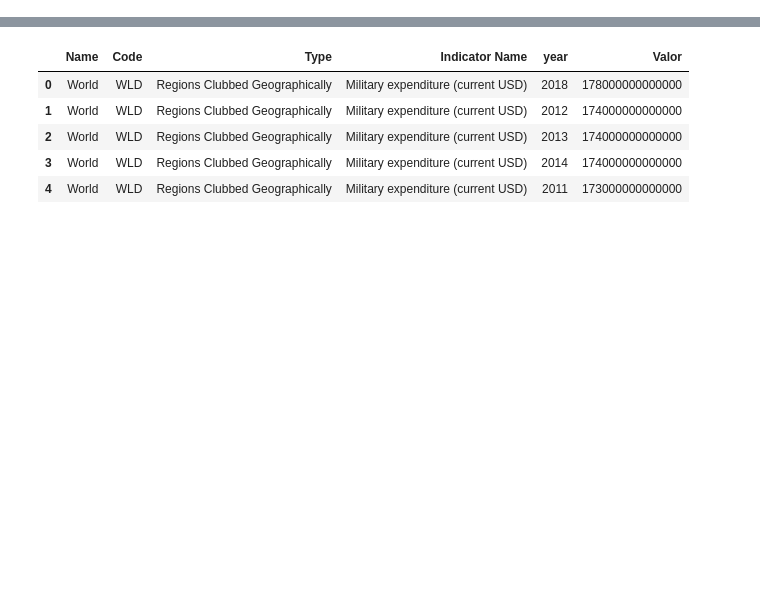
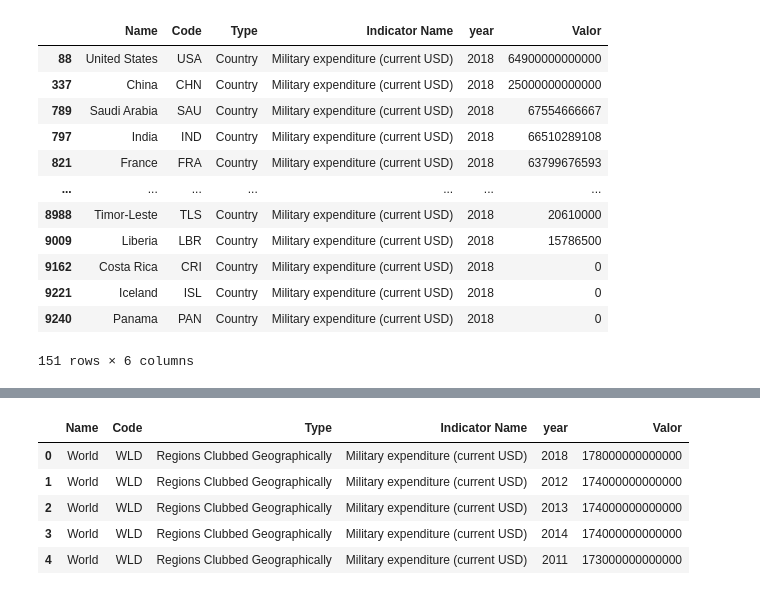
Before and after one commit to DennisRPaiva/ProjetoDatasets, a Jupyter notebook: notebook.ipynb, the cells around one changed output, grey strips where cells are left out. Cells and saved outputs as stored; diff of their text form; code cells hidden in the pictures; blank space fills up the shorter version.

```diff
--- a/notebook.ipynb
+++ b/notebook.ipynb
@@ -7,5 +10,5 @@ import basedosdados as bd
 # !pip install matplotlib
 # !pip install pandas
 # %%
-militaryDf = pd.read_csv("militaryexpenditure.csv", sep = ";")
+militaryDf = pd.read_csv("military_expenditure/militaryexpenditure.csv", sep = ";")
 # %%
@@ -12,0 +16,16 @@ nuclearExplosionDf = pd.read_csv("nuclear_explosion/nuclear_explosions.csv")
+# %%
+militaryDf[(militaryDf["Type"] == "Country") & (militaryDf["year"] == 2018)]
+# %% [output]
+|  | Name | Code | Type | Indicator Name | year | Valor |
+| 88 | United States | USA | Country | Military expenditure (current USD) | 2018 | 64900000000000 |
+| 337 | China | CHN | Country | Military expenditure (current USD) | 2018 | 25000000000000 |
+| 789 | Saudi Arabia | SAU | Country | Military expenditure (current USD) | 2018 | 67554666667 |
+| 797 | India | IND | Country | Military expenditure (current USD) | 2018 | 66510289108 |
+| 821 | France | FRA | Country | Military expenditure (current USD) | 2018 | 63799676593 |
+| ... | ... | ... | ... | ... | ... | ... |
+| 8988 | Timor-Leste | TLS | Country | Military expenditure (current USD) | 2018 | 20610000 |
+| 9009 | Liberia | LBR | Country | Military expenditure (current USD) | 2018 | 15786500 |
+| 9162 | Costa Rica | CRI | Country | Military expenditure (current USD) | 2018 | 0 |
+| 9221 | Iceland | ISL | Country | Military expenditure (current USD) | 2018 | 0 |
+| 9240 | Panama | PAN | Country | Military expenditure (current USD) | 2018 | 0 |
+151 rows × 6 columns
```
Also changed, not shown: parts of 41 cells of this notebook, 1 other file.
